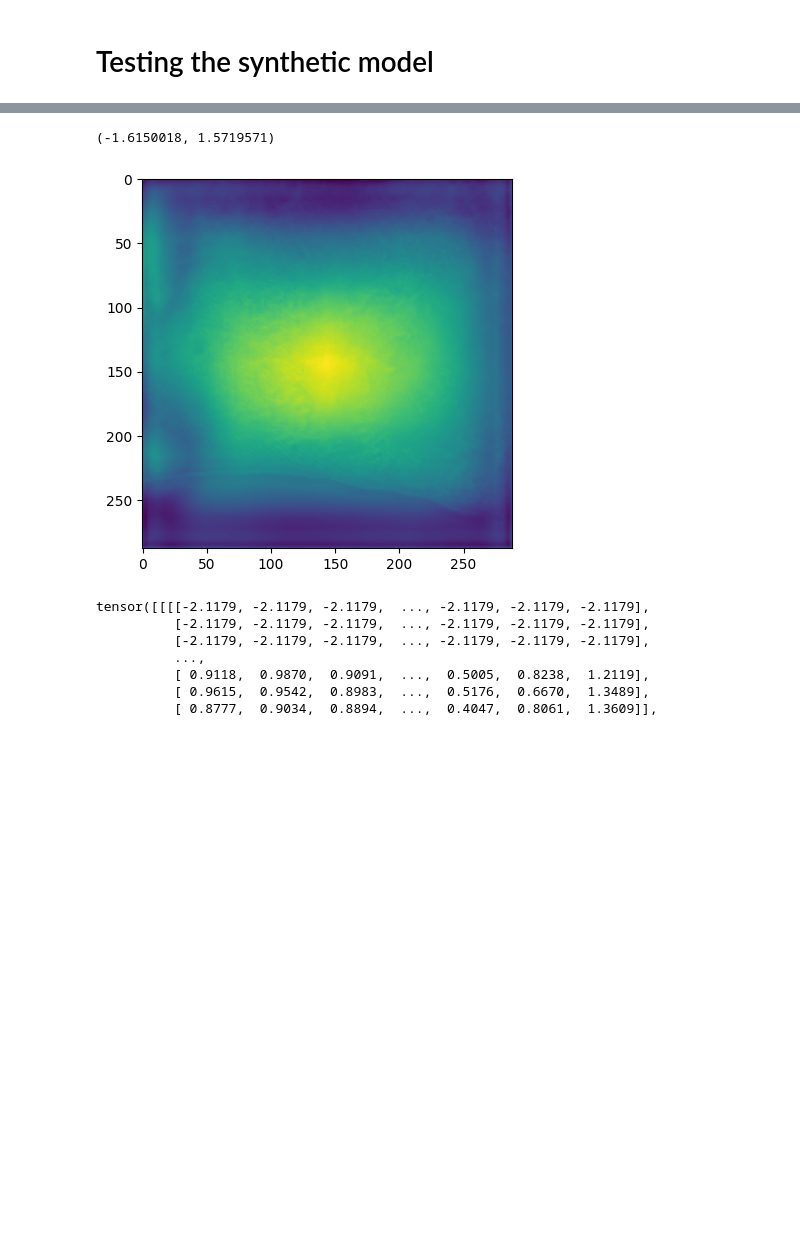
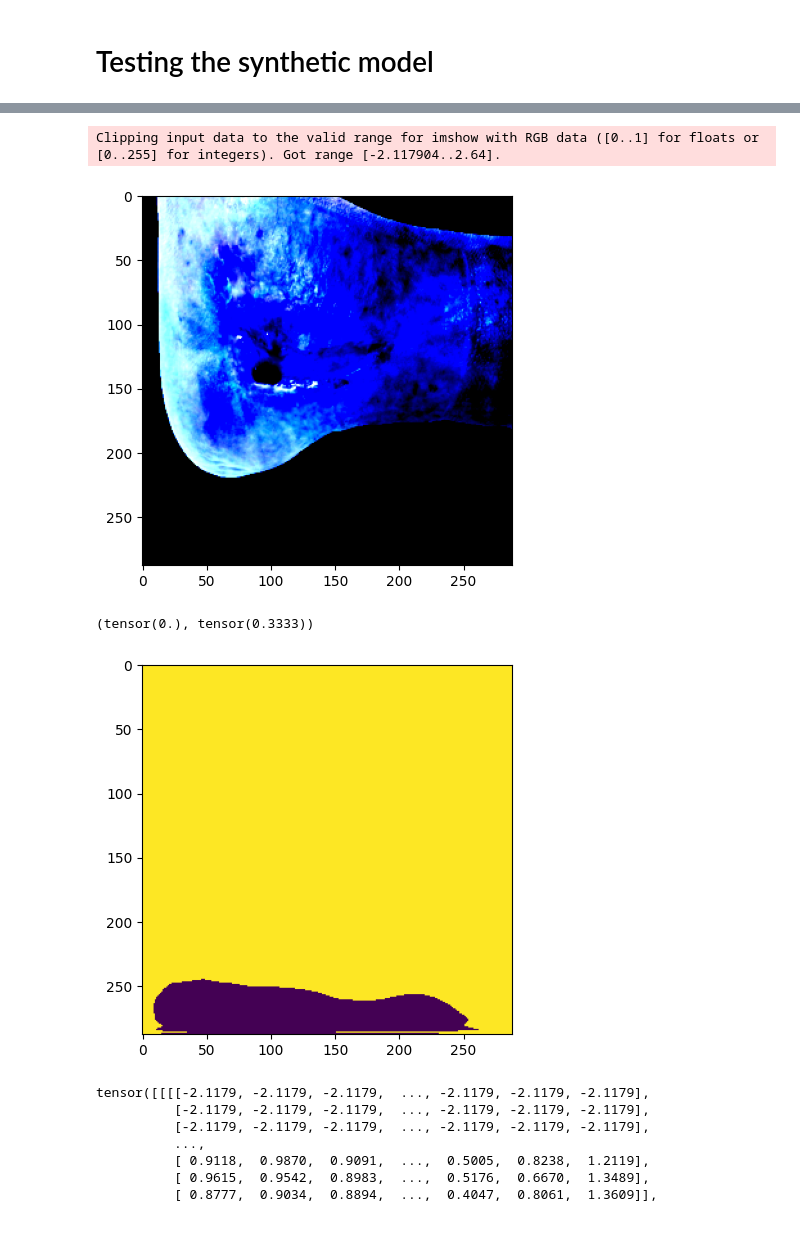
Before and after one commit to TommyGiak/U-2-Net, a Jupyter notebook: utils.ipynb, the cells around one changed output, grey strips where cells are left out. Saved outputs shown, nothing was run; the diff lists cells and outputs as text; code cells hidden in the pictures; blank space fills up the shorter version.

```diff
--- a/utils.ipynb
+++ b/utils.ipynb
@@ -152,14 +152,14 @@ salobj_dataset = SemanticSalObjDataset(
     RandomCrop(288),
     ToTensorLab(flag=0)]))
 
-dataloader = DataLoader(salobj_dataset, batch_size=1)
+dataloader = DataLoader(salobj_dataset, batch_size=1, shuffle=True)
 # %%
 import torch
 from model import SU2NET
 
 model = SU2NET()
 
-model.load_state_dict(torch.load('saved_models/u2net_synth/u2net_bce_itr_10_train_5.223644_tar_0.740114.pth', map_location='cpu'))
+model.load_state_dict(torch.load('saved_models/u2net_synth/u2net_bce_itr_80_train_4.851859_tar_0.686198.pth', map_location='cpu'))
 model.eval()
 # %% [output]
 U2NET(
@@ -181,22 +181,31 @@ U2NET(
 )
 # %%
 import matplotlib.pyplot as plt
+
+def normPRED(d):
+  semantic_layer = torch.argmax(d, dim=0)
+  return semantic_layer/3.
 
 with torch.no_grad():
 
   data = next(iter(dataloader))
   img = data['image'].type(torch.float32)
   gt = data['label'].type(torch.float32)
 
 
   out, *_ = model(img)
-  out = out.squeeze()[-1].numpy()
+  pred = torch.nn.functional.softmax(torch.squeeze(out), dim=0) # non sono sicuro che la dim giusta sia 0... may a bug
+  pred = normPRED(pred)
 
-plt.imshow(out)
-out.min(), out.max()
+plt.imshow(img.squeeze().permute(1,2,0))
+plt.show()
+plt.imshow(pred)
+pred.min(), pred.max()
 # %% [output]
-(-1.6150018, 1.5719571)
+Clipping input data to the valid range for imshow with RGB data ([0..1] for floats or [0..255] for integers). Got range [-2.117904..2.64].
-[figure, old version]
+[figure, new version]
+(tensor(0.), tensor(0.3333))
+[figure, added]
 # %%
 img
 # %% [output]
```
Also changed, not shown: parts of 12 cells of this notebook, 2 other files.
